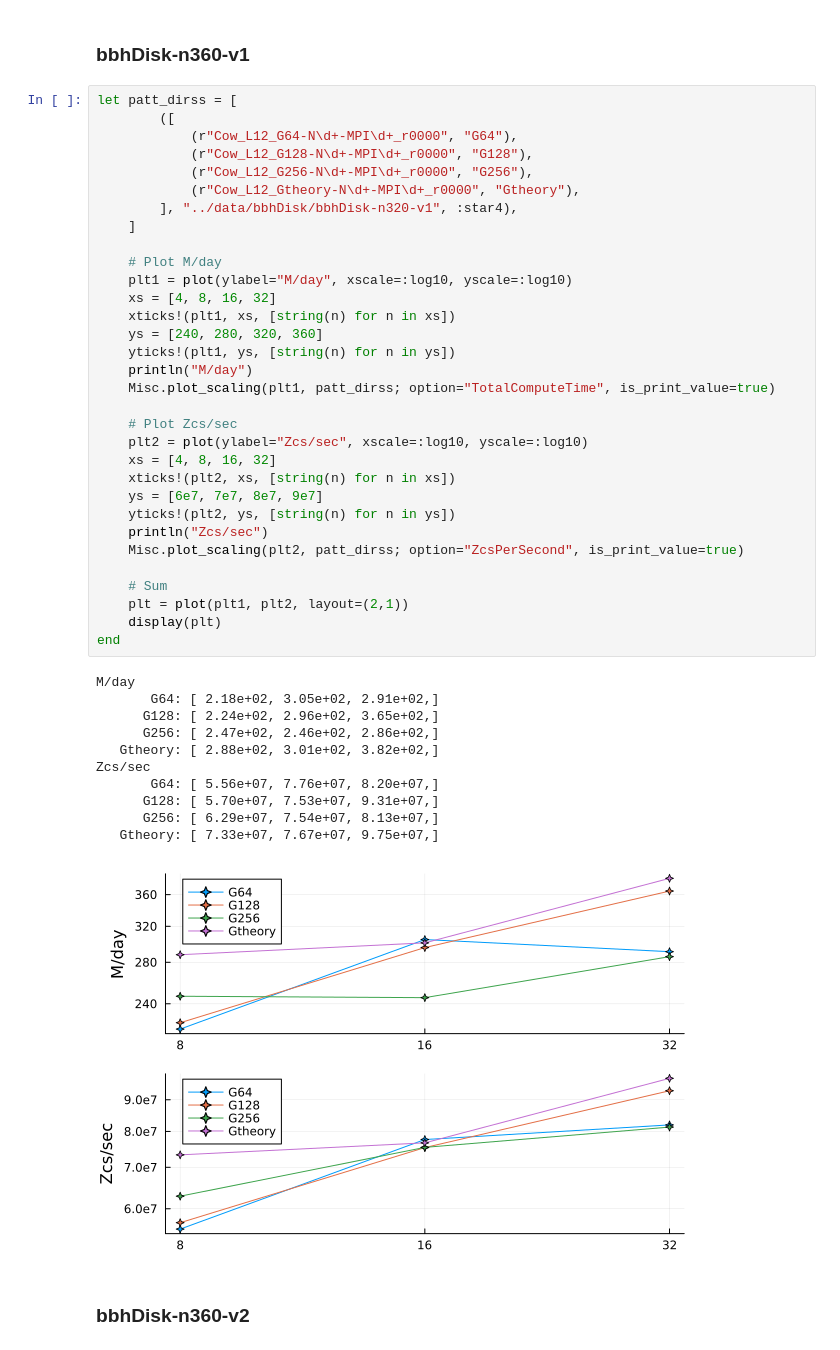
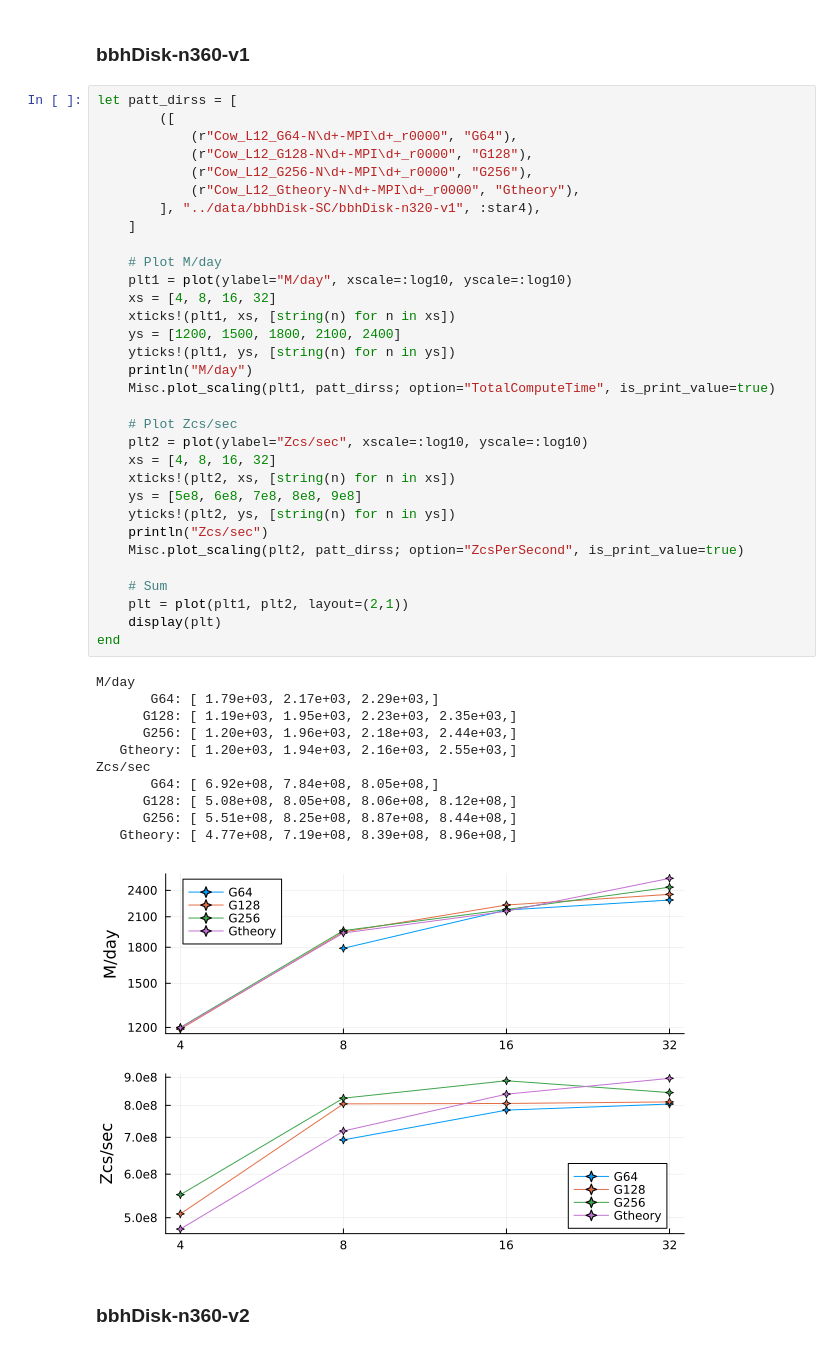
Before and after one commit to lwJi/ETK-Scaling-Tests, a Jupyter notebook: vista/ipynb/bbhDisk-Cowling-SC.ipynb, the cells around one changed output. Saved outputs shown, nothing was run; the diff lists cells and outputs as text.

Commit message:
vista: update bbhDisk-Cowling-SC.ipynb

```diff
--- a/vista/ipynb/bbhDisk-Cowling-SC.ipynb
+++ b/vista/ipynb/bbhDisk-Cowling-SC.ipynb
@@ -106,45 +106,45 @@ let patt_dirss = [
         ([
             (r"Cow_L12_G64-N\d+-MPI\d+_r0000", "G64"),
             (r"Cow_L12_G128-N\d+-MPI\d+_r0000", "G128"),
             (r"Cow_L12_G256-N\d+-MPI\d+_r0000", "G256"),
             (r"Cow_L12_Gtheory-N\d+-MPI\d+_r0000", "Gtheory"),
-        ], "../data/bbhDisk/bbhDisk-n320-v1", :star4),
+        ], "../data/bbhDisk-SC/bbhDisk-n320-v1", :star4),
     ]
 
     # Plot M/day
     plt1 = plot(ylabel="M/day", xscale=:log10, yscale=:log10)
     xs = [4, 8, 16, 32]
     xticks!(plt1, xs, [string(n) for n in xs])
-    ys = [240, 280, 320, 360]
+    ys = [1200, 1500, 1800, 2100, 2400]
     yticks!(plt1, ys, [string(n) for n in ys])
     println("M/day")
     Misc.plot_scaling(plt1, patt_dirss; option="TotalComputeTime", is_print_value=true)
 
     # Plot Zcs/sec
     plt2 = plot(ylabel="Zcs/sec", xscale=:log10, yscale=:log10)
     xs = [4, 8, 16, 32]
     xticks!(plt2, xs, [string(n) for n in xs])
-    ys = [6e7, 7e7, 8e7, 9e7]
+    ys = [5e8, 6e8, 7e8, 8e8, 9e8]
     yticks!(plt2, ys, [string(n) for n in ys])
     println("Zcs/sec")
     Misc.plot_scaling(plt2, patt_dirss; option="ZcsPerSecond", is_print_value=true)
 
     # Sum
     plt = plot(plt1, plt2, layout=(2,1))
     display(plt)
 end
 # %% [output]
 M/day
-       G64: [ 2.18e+02, 3.05e+02, 2.91e+02,]
-      G128: [ 2.24e+02, 2.96e+02, 3.65e+02,]
-      G256: [ 2.47e+02, 2.46e+02, 2.86e+02,]
-   Gtheory: [ 2.88e+02, 3.01e+02, 3.82e+02,]
+       G64: [ 1.79e+03, 2.17e+03, 2.29e+03,]
+      G128: [ 1.19e+03, 1.95e+03, 2.23e+03, 2.35e+03,]
+      G256: [ 1.20e+03, 1.96e+03, 2.18e+03, 2.44e+03,]
+   Gtheory: [ 1.20e+03, 1.94e+03, 2.16e+03, 2.55e+03,]
 Zcs/sec
-       G64: [ 5.56e+07, 7.76e+07, 8.20e+07,]
-      G128: [ 5.70e+07, 7.53e+07, 9.31e+07,]
-      G256: [ 6.29e+07, 7.54e+07, 8.13e+07,]
-   Gtheory: [ 7.33e+07, 7.67e+07, 9.75e+07,]
+       G64: [ 6.92e+08, 7.84e+08, 8.05e+08,]
+      G128: [ 5.08e+08, 8.05e+08, 8.06e+08, 8.12e+08,]
+      G256: [ 5.51e+08, 8.25e+08, 8.87e+08, 8.44e+08,]
+   Gtheory: [ 4.77e+08, 7.19e+08, 8.39e+08, 8.96e+08,]
-[figure, old version]
+[figure, new version]
 # %% [markdown]
 ### bbhDisk-n360-v2
 # %%
```
Also changed, not shown: parts of 1 cell of this notebook.
